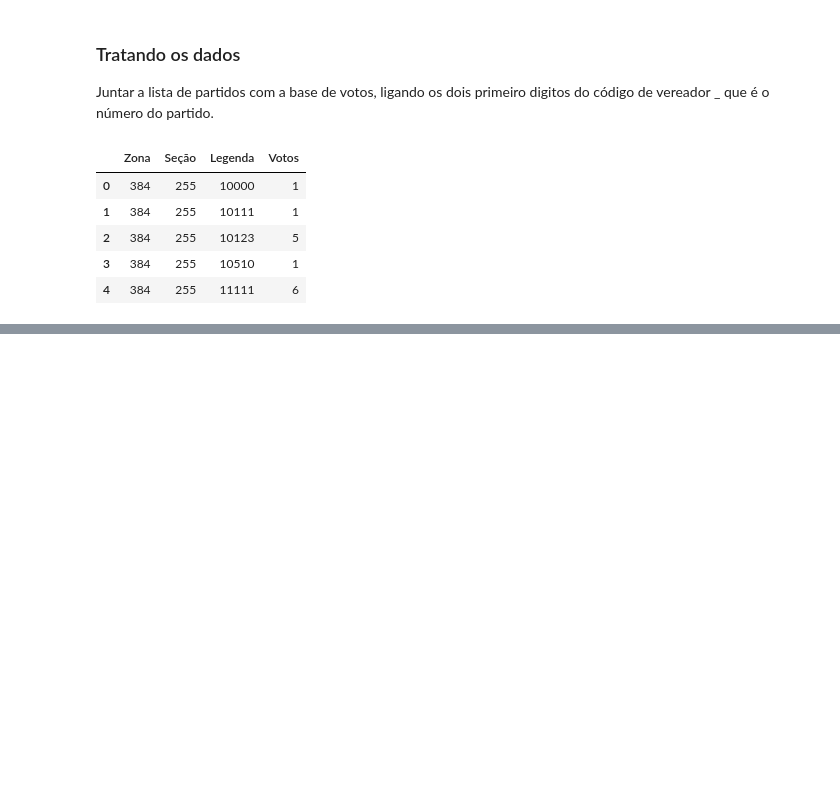
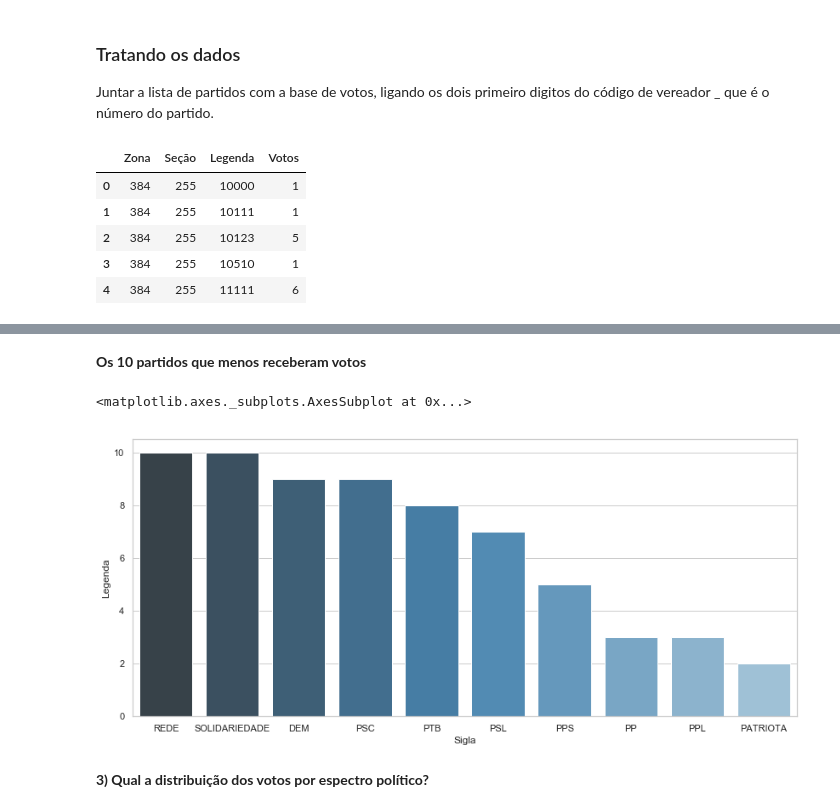
Before and after one commit to heavyrick/datascience, a Jupyter notebook: analises/eleicoes/eleicoes_municipais_2016.ipynb, the cells around one changed output, grey strips where cells are left out. Drawn from its saved outputs; the diff is of its cells as text; code cells hidden in the pictures; blank space fills up the shorter version.

```diff
--- a/analises/eleicoes/eleicoes_municipais_2016.ipynb
+++ b/analises/eleicoes/eleicoes_municipais_2016.ipynb
@@ -190,0 +259,18 @@ grupo_votos_partido.sort_values(by = ['Votos', 'Partido'], ascending=[False,True
+# %% [markdown]
+**Os 10 partidos que menos receberam votos**
+# %%
+plt.figure(figsize=(14, 6))
+sns.set(style="whitegrid")
+#sns.set_context('talk')
+
+sns.barplot(
+    x='Sigla',
+    y='Legenda',
+    data=grupo_votos_vereadores.sort_values(by = ['Legenda', 'Sigla'], ascending=[False,True]).tail(10),
+    palette=("Blues_d")
+)
+# %% [output]
+<matplotlib.axes._subplots.AxesSubplot at 0x...>
+[figure, added]
+# %% [markdown]
+**3) Qual a distribuição dos votos por espectro político?**
```
Also changed, not shown: parts of 39 cells of this notebook, 1 other file.
